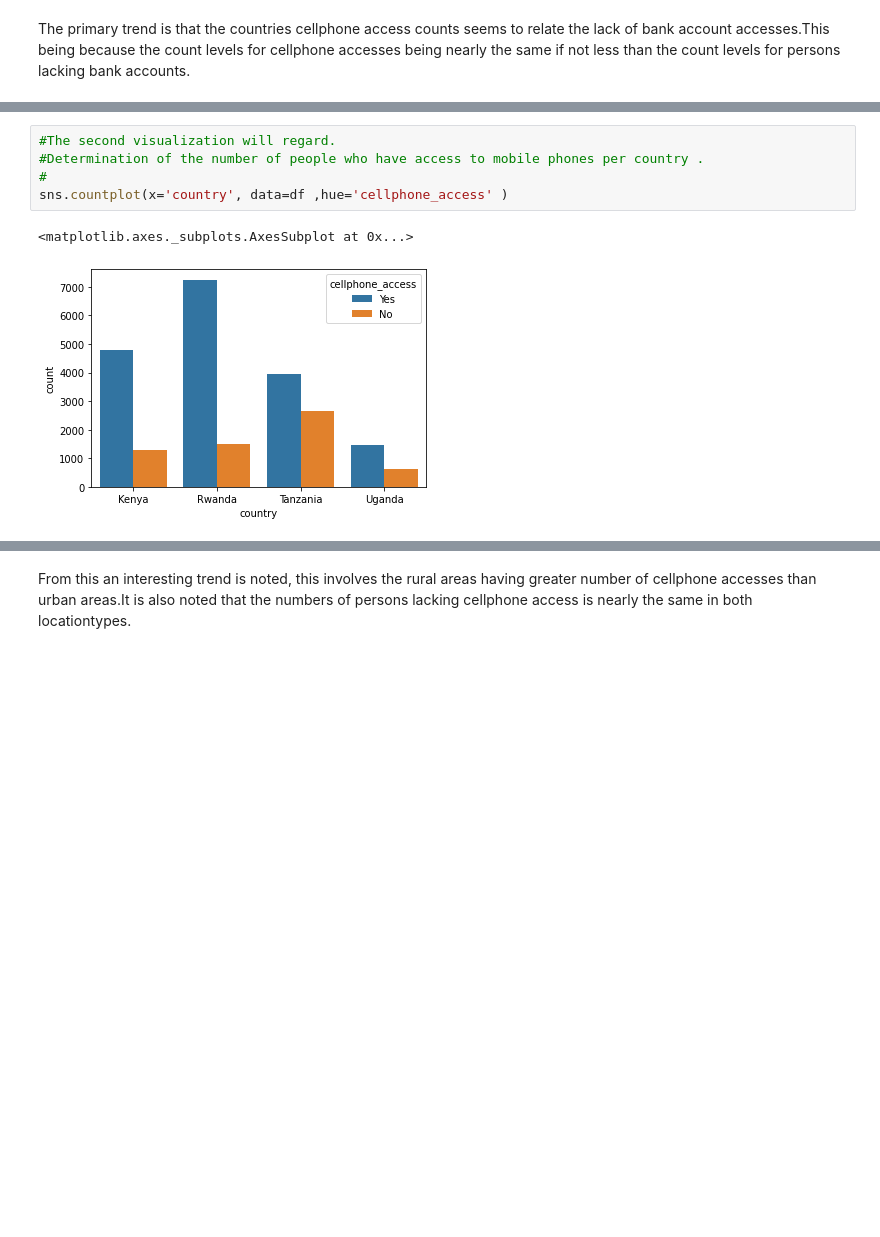
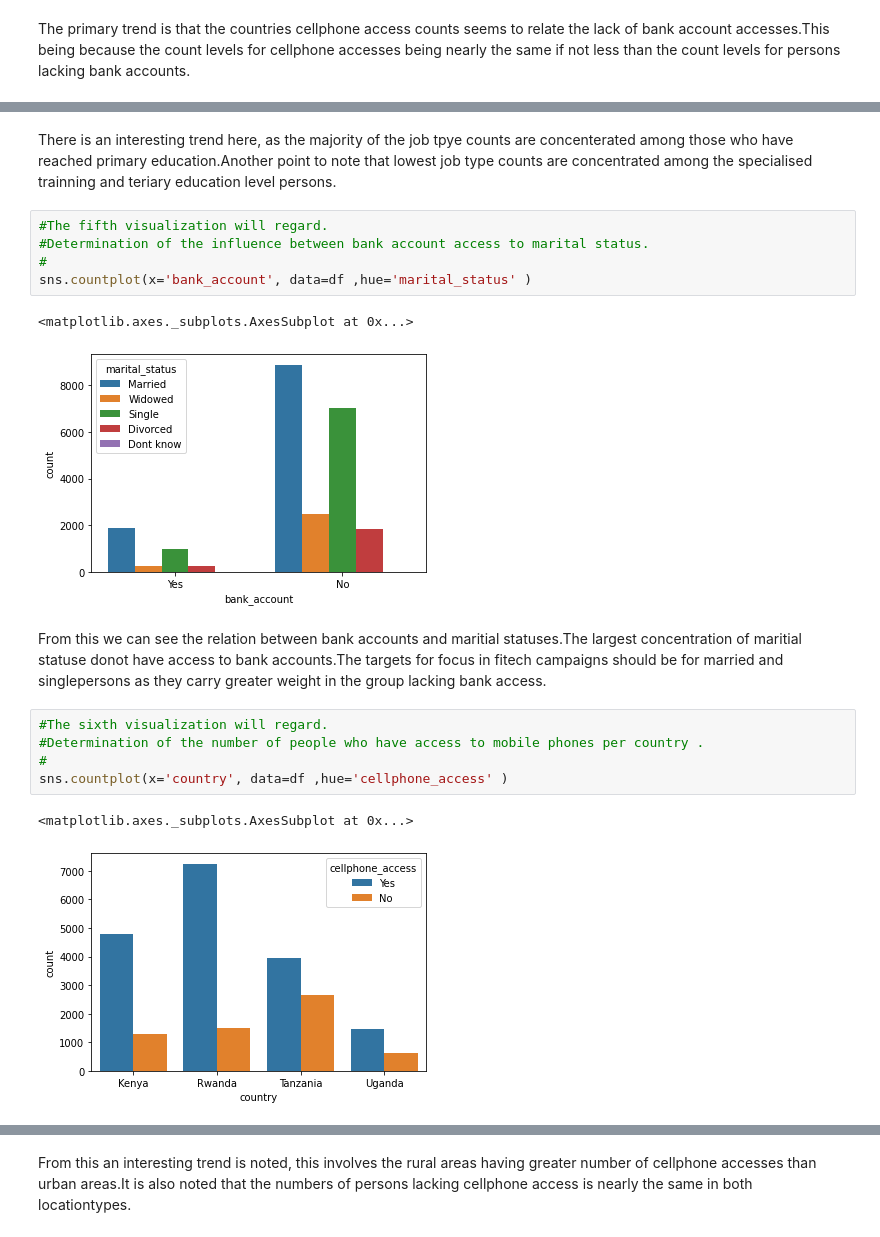
Before and after one commit to BrandonBosire/Financial-Inclusivity, a Jupyter notebook: Brainy_Badgers_Financial_Inclusion.ipynb, the cells around one changed output, grey strips where cells are left out. Drawn from its saved outputs; the diff is of its cells as text; blank space fills up the shorter version.

```diff
--- a/Brainy_Badgers_Financial_Inclusion.ipynb
+++ b/Brainy_Badgers_Financial_Inclusion.ipynb
@@ -513,5 +543,17 @@ The primary trend is that the countries cellphone access counts seems to relate
+# %% [markdown]
+There is an interesting trend here, as the majority of the job  tpye counts are concenterated among those who have reached primary education.Another point to note that lowest job type counts are concentrated among the specialised trainning and teriary education level persons.
+# %%
+#The fifth visualization will regard.
+#Determination of the influence between bank account access to marital status.
+#
+sns.countplot(x='bank_account', data=df ,hue='marital_status' )
+# %% [output]
+<matplotlib.axes._subplots.AxesSubplot at 0x...>
+[figure, added]
+# %% [markdown]
+From this we can see the relation between bank accounts and maritial statuses.The largest concentration of maritial statuse donot have access to bank accounts.The targets for focus in fitech campaigns should be for married and singlepersons as they carry greater weight in the group lacking bank access.
 # %%
-#The second visualization will regard.
+#The sixth visualization will regard.
 #Determination of the number of people who have access to mobile phones per country .
 #
 sns.countplot(x='country', data=df ,hue='cellphone_access' )
```
Also changed, not shown: parts of 12 cells of this notebook.
